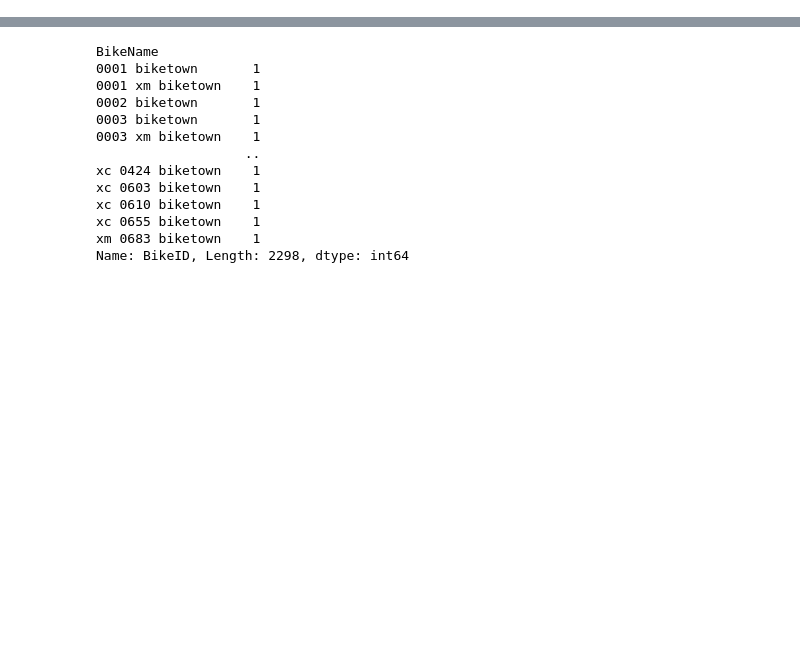
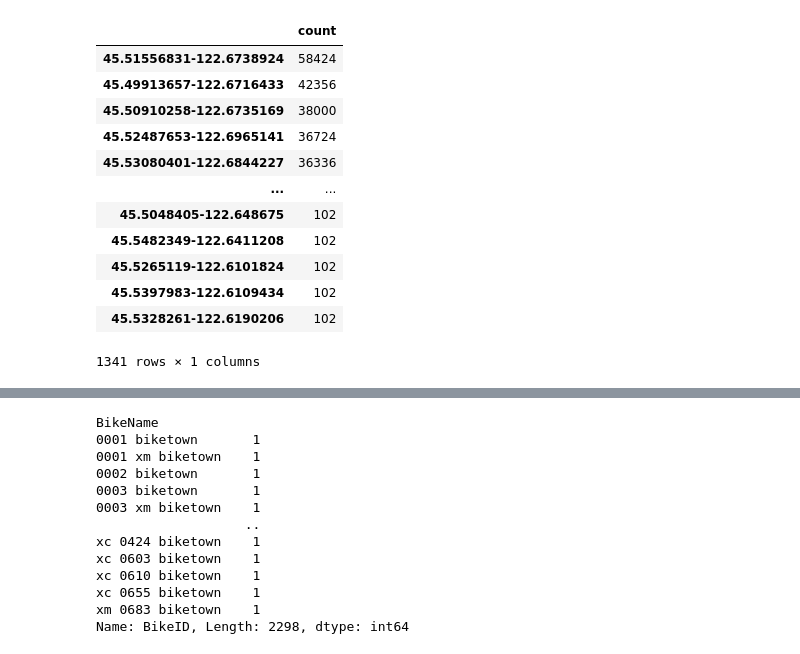
Before and after one commit to jgreene114/INFO4310-HW4, a Jupyter notebook: EDA.ipynb, the cells around one changed output, grey strips where cells are left out. Saved outputs shown, nothing was run; the diff lists cells and outputs as text; code cells hidden in the pictures; blank space fills up the shorter version.

```diff
--- a/EDA.ipynb
+++ b/EDA.ipynb
@@ -79,0 +71,20 @@ AttributeError: Can only use .str accessor with string values!
+# %%
+srs = pd.concat([combined_df['startCoords'],combined_df['endCoords']]).value_counts()
+# %%
+counts_df = pd.DataFrame(srs)
+# %%
+counts_df[(counts_df['count'] > 100)]
+# %% [output]
+|  | count |
+| 45.51556831-122.6738924 | 58424 |
+| 45.49913657-122.6716433 | 42356 |
+| 45.50910258-122.6735169 | 38000 |
+| 45.52487653-122.6965141 | 36724 |
+| 45.53080401-122.6844227 | 36336 |
+| ... | ... |
+| 45.5048405-122.648675 | 102 |
+| 45.5482349-122.6411208 | 102 |
+| 45.5265119-122.6101824 | 102 |
+| 45.5397983-122.6109434 | 102 |
+| 45.5328261-122.6190206 | 102 |
+1341 rows × 1 columns
```
Also changed, not shown: parts of 14 cells of this notebook, 4 other files.
